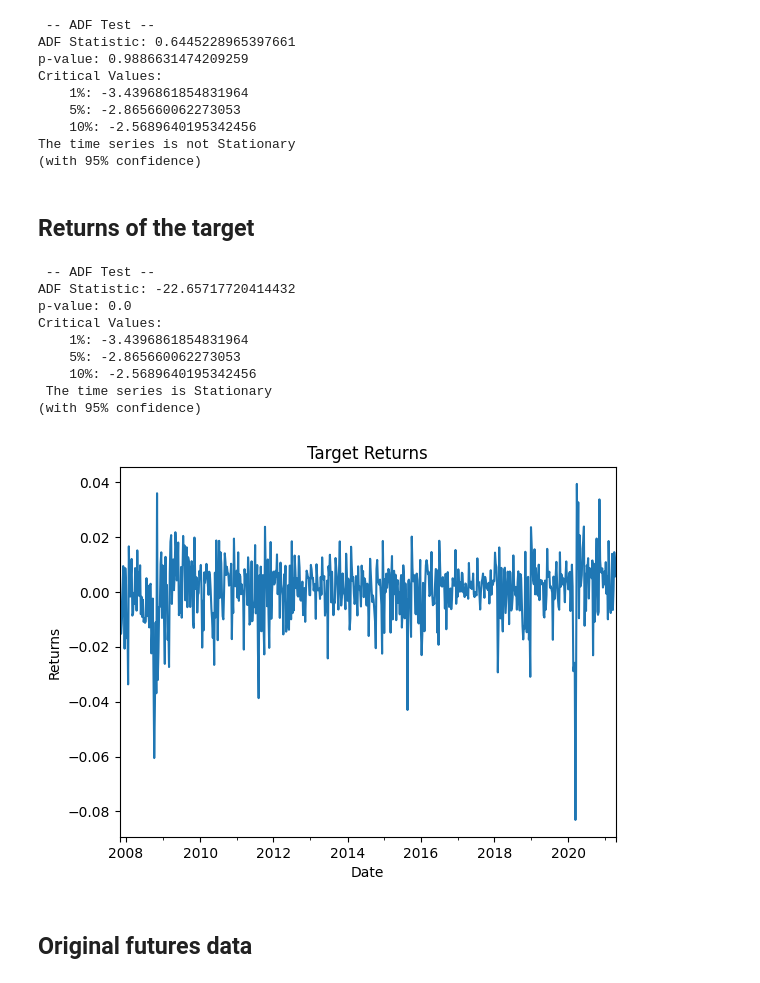
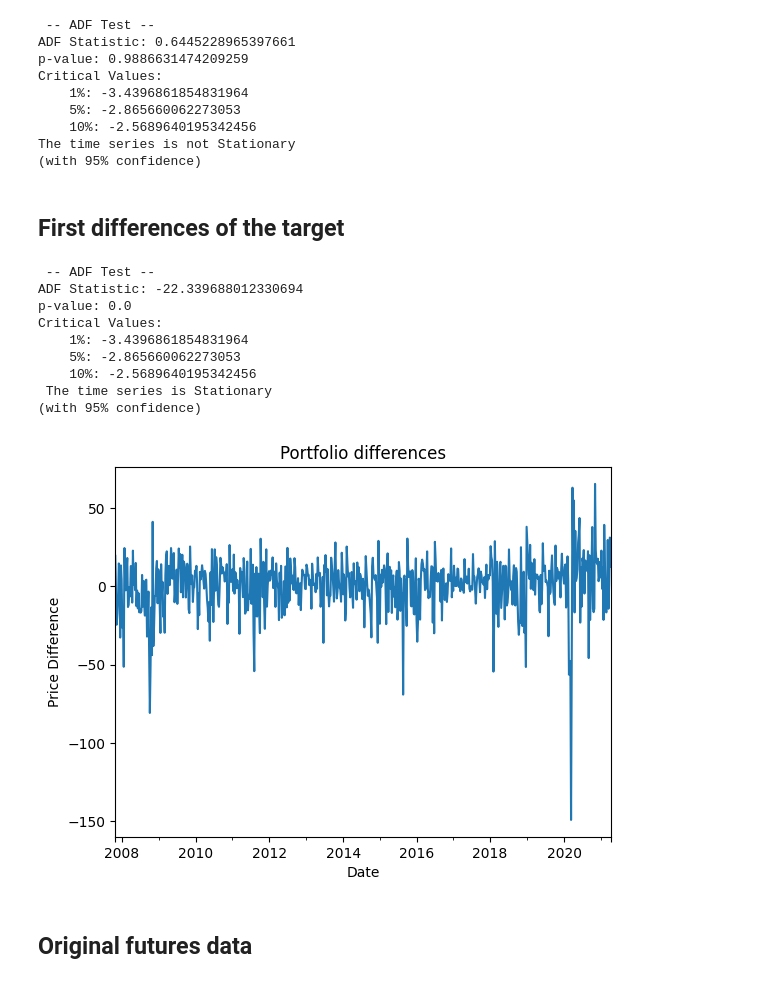
Before and after one commit to jstringara/Fintech, a Jupyter notebook: FinalProject/neuralReplication.ipynb, the cells around one changed output. Drawn from its saved outputs; the diff is of its cells as text; code cells hidden in the pictures.

```diff
--- a/FinalProject/neuralReplication.ipynb
+++ b/FinalProject/neuralReplication.ipynb
@@ -42,24 +42,24 @@ ones = np.ones(len(mu))
 # calculate the optimal weights
 w = Sigma_inv.dot(mu-r*ones)/(ones.T.dot(Sigma_inv).dot(mu-r*ones))
 
-# define the target through the optimal weights
-target = indexes.dot(w)
-target.name = 'Target'
+# define the portfolio through the optimal weights
+portfolio = indexes.dot(w)
+portfolio.name = 'Portfolio'
 
-target_norm = target.div(target.iloc[0])
-target_plot = target_norm.plot(zorder=1, lw=2)
-indexes_norm.plot(ax=target_plot, zorder=0)
-target_plot.set_ylabel('Normalized Price')
-target_plot.set_xlabel('Date')
-target_plot.set_title('Optimal Portfolio')
-target_plot.legend(loc='best')
+portfolio_norm = portfolio.div(portfolio.iloc[0])
+portfolio_plot = portfolio_norm.plot(zorder=1, lw=2)
+indexes_norm.plot(ax=portfolio_plot, zorder=0)
+portfolio_plot.set_ylabel('Normalized Price')
+portfolio_plot.set_xlabel('Date')
+portfolio_plot.set_title('Optimal Portfolio')
+portfolio_plot.legend(loc='best')
 plt.show()
 
 # print the optimal weights and the expected return
 print('Optimal Weights:')
 print(w)
 print('Expected Return:')
-print(target.pct_change().mean())
+print(portfolio.pct_change().mean())
 print('Standard Deviation:')
-print(target.pct_change().std())
+print(portfolio.pct_change().std())
 # %% [output]
@@ -122,13 +122,13 @@ Critical Values:
 The time series is not Stationary
 (with 95% confidence)
 # %% [markdown]
-## Returns of the target
+## First differences of the target
 # %%
-# get the returns of the target
-target_returns = target.pct_change().dropna()
+# get the returns of the portfolio
+portfolio_diff = portfolio.diff().dropna()
 
-# perform the adf test on the returns of the target
-adf_result = adf(target_returns)
+# perform the adf test on the returns of the portfolio
+adf_result = adf(portfolio_diff)
 print(f""" -- ADF Test --
 ADF Statistic: {adf_result[0]}
 p-value: {adf_result[1]}
@@ -142,7 +142,7 @@ Critical Values:
 """)
 # %% [output]
  -- ADF Test --
-ADF Statistic: -22.65717720414432
+ADF Statistic: -22.339688012330694
 p-value: 0.0
 Critical Values:
     1%: -3.4396861854831964
@@ -151,14 +151,14 @@ Critical Values:
  The time series is Stationary
 (with 95% confidence)
 # %%
-# graph the target returns
-target_returns_plot = target_returns.plot()
-target_returns_plot.set_ylabel('Returns')
-target_returns_plot.set_xlabel('Date')
-target_returns_plot.set_title('Target Returns')
+# graph the portfolio differences
+portfolio_diff_plot = portfolio_diff.plot()
+portfolio_diff_plot.set_ylabel('Price Difference')
+portfolio_diff_plot.set_xlabel('Date')
+portfolio_diff_plot.set_title('Portfolio differences')
 plt.show()
 # %% [output]
-[figure, old version]
+[figure, new version]
 # %% [markdown]
 ## Original futures data
 # %%
```
Also changed, not shown: parts of 14 cells of this notebook, 2 other files.
